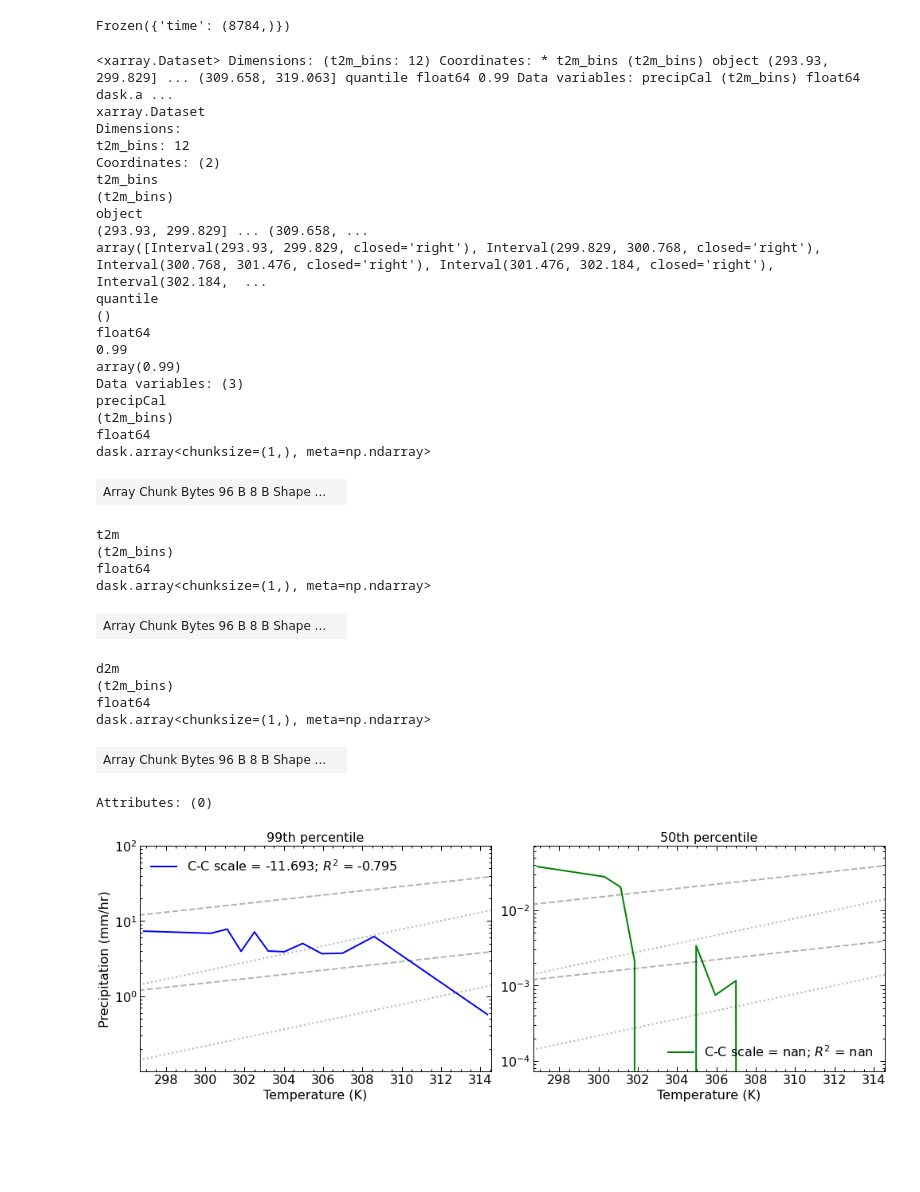
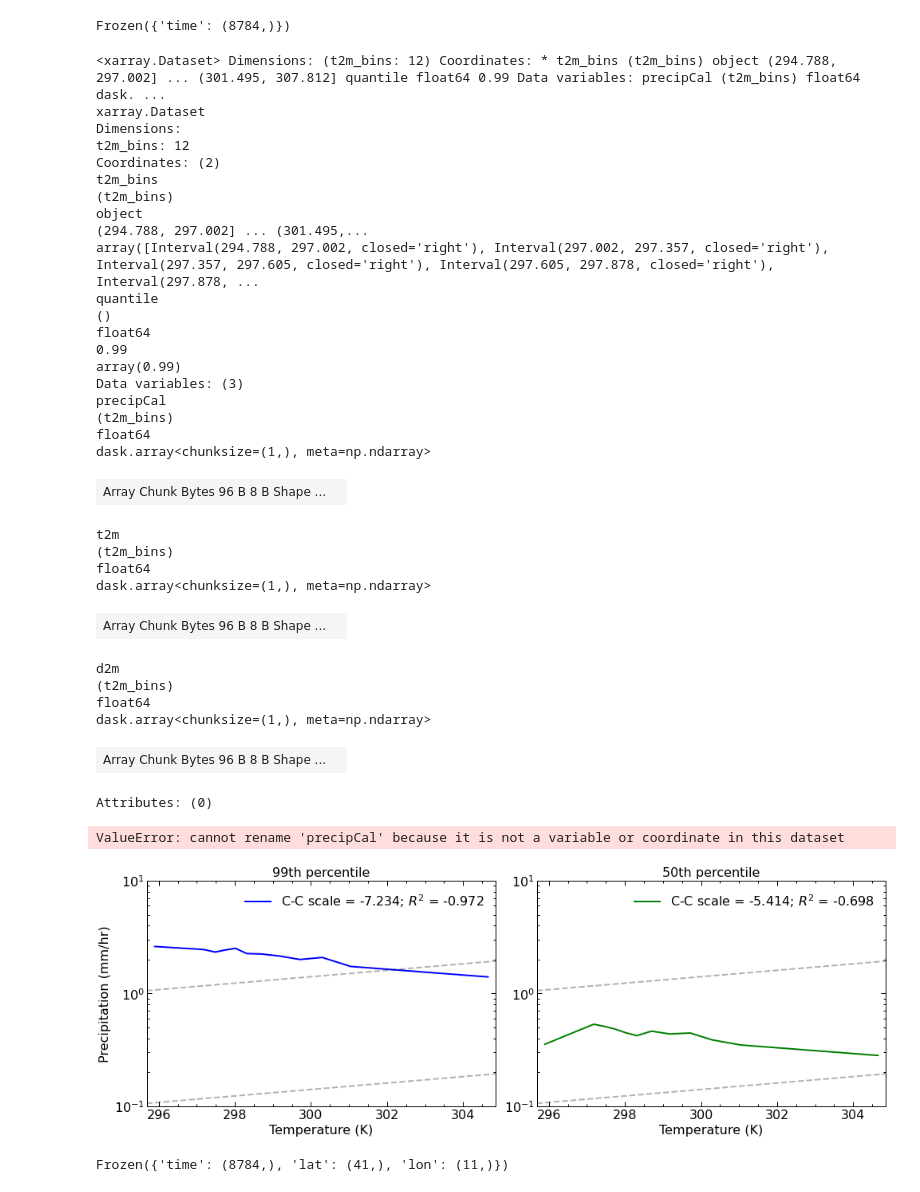
Before and after one commit to adisen99/msc_project, a Jupyter notebook: test.ipynb, the cells around one changed output. Saved outputs shown, nothing was run; the diff lists cells and outputs as text; code cells hidden in the pictures; blank space fills up the shorter version.

```diff
--- a/test.ipynb
+++ b/test.ipynb
@@ -28,7 +28,7 @@ import seaborn as sns
 plt.style.use(['science', 'notebook'])
 # %%
 # Colormap selection
-xr.set_options(cmap_divergent='RdBu_r', cmap_sequential='YlGnBu')
+xr.set_options(cmap_divergent='RdBu', cmap_sequential='YlGnBu')
 # %% [output]
 <xarray.core.options.set_options at 0x...>
 # %% [markdown]
@@ -344,7 +349,7 @@ ds_comb_new.chunks
 # %% [output]
 Frozen({'time': (8784,), 'lat': (40, 40, 40, 40, 1), 'lon': (40, 40, 40, 40, 1)})
 # %%
-mum = ds_comb_new.sel(lat = 28.5, lon = 77.0)
+mum = ds_comb_new.sel(lat=slice(10,20), lon = slice(73.75,76.25)).mean(dim = ['lat', 'lon'])
 # %%
 mum.chunks
 # %% [output]
@@ -356,7 +361,7 @@ binned_ds50 = binning.get_binned(mum, percentile_val=0.50, var = "t2m", bin_nr=1
 # %%
 binned_ds99
 # %% [output]
-<xarray.Dataset> Dimensions: (t2m_bins: 12) Coordinates: * t2m_bins (t2m_bins) object (293.93, 299.829] ... (309.658, 319.063] quantile float64 0.99 Data variables: precipCal (t2m_bins) float64 dask.a ...
+<xarray.Dataset> Dimensions: (t2m_bins: 12) Coordinates: * t2m_bins (t2m_bins) object (294.788, 297.002] ... (301.495, 307.812] quantile float64 0.99 Data variables: precipCal (t2m_bins) float64 dask. ...
 xarray.Dataset
 Dimensions:
 t2m_bins: 12
@@ -364,8 +369,8 @@ Coordinates: (2)
 t2m_bins
 (t2m_bins)
 object
-(293.93, 299.829] ... (309.658, ...
-array([Interval(293.93, 299.829, closed='right'), Interval(299.829, 300.768, closed='right'), Interval(300.768, 301.476, closed='right'), Interval(301.476, 302.184, closed='right'), Interval(302.184,  ...
+(294.788, 297.002] ... (301.495,...
+array([Interval(294.788, 297.002, closed='right'), Interval(297.002, 297.357, closed='right'), Interval(297.357, 297.605, closed='right'), Interval(297.605, 297.878, closed='right'), Interval(297.878, ...
 quantile
 ()
 float64
@@ -389,38 +394,40 @@ dask.array<chunksize=(1,), meta=np.ndarray>
 | Array Chunk Bytes 96 B 8 B Shape ... |  |
 Attributes: (0)
 # %%
-temparr99, preciparr1_99, preciparr2_99 = ccplot.get_ideal_data(mum.t2m, 1, 10, time_scale=1)
-temparr50, preciparr1_50, preciparr2_50 = ccplot.get_ideal_data(mum.t2m, 0.001, 0.01, time_scale=1)
+temparr99, preciparr1_99, preciparr2_99 = ccplot.get_ideal_data(mum.t2m, 0.1, 1, time_scale=1)
+temparr50, preciparr1_50, preciparr2_50 = ccplot.get_ideal_data(mum.t2m, 0.1, 1, time_scale=1)
 # %%
-temparr99, preciparr3_99, preciparr4_99 = ccplot.get_ideal_data(mum.t2m, 0.1, 1, time_scale=2)
+temparr99, preciparr3_99, preciparr4_99 = ccplot.get_ideal_data(mum.t2m, 0.0001, 0.001, time_scale=2)
 temparr50, preciparr3_50, preciparr4_50 = ccplot.get_ideal_data(mum.t2m, 0.0001, 0.001, time_scale=2)
 # %%
 binned_ds99 = binned_ds99.rename_vars({'precipCal':'precipitationCal'})
 binned_ds50 = binned_ds50.rename_vars({'precipCal':'precipitationCal'})
+# %% [output]
+ValueError: cannot rename 'precipCal' because it is not a variable or coordinate in this dataset
 # %%
 fig = plt.figure(figsize=(14,5))
 
 plt.subplot(121)
 ccplot.plot(binned_ds99, "t2m_bins", temparr99, preciparr1_99, preciparr2_99, preciparr3_99, preciparr4_99, fit=False, color = 'blue')
 plt.ylabel('Precipitation (mm/hr)')
 plt.xlabel('Temperature (K)')
 plt.title('99th percentile')
-plt.ylim(0.1, 100)
-plt.yticks([1, 10, 100])
+plt.ylim(0.1, 10)
+plt.yticks([0.1, 1, 10])
 
 # fig.gca().yaxis.set_ticks_position('both')
 
 plt.subplot(122)
 ccplot.plot(binned_ds50, "t2m_bins", temparr50, preciparr1_50, preciparr2_50, preciparr3_50, preciparr4_50, fit=False, color = 'green')
 
 # plt.ylabel('Precipitation (mm/hr)')
 plt.xlabel('Temperature (K)')
 plt.title('50th percentile')
-# plt.ylim(0.1, 1, 10)
-# plt.yticks([0.1, 1, 10])
+plt.ylim(0.1, 1, 10)
+plt.yticks([0.1, 1, 10])
 
 # fig.gca().yaxis.set_ticks_position('both')
 fig.tight_layout()
 plt.savefig('./images/mumbai_ccplot.pdf', dpi = 300)
 # %% [output]
-[figure, old version]
+[figure, new version]
@@ -426,0 +436,5 @@ plt.savefig('./images/mumbai_ccplot.pdf', dpi = 300)
+# %%
+wg.unify_chunks()
+wg.chunks
+# %% [output]
+Frozen({'time': (8784,), 'lat': (41,), 'lon': (11,)})
```
Also changed, not shown: parts of 13 cells of this notebook, 4 other files.
